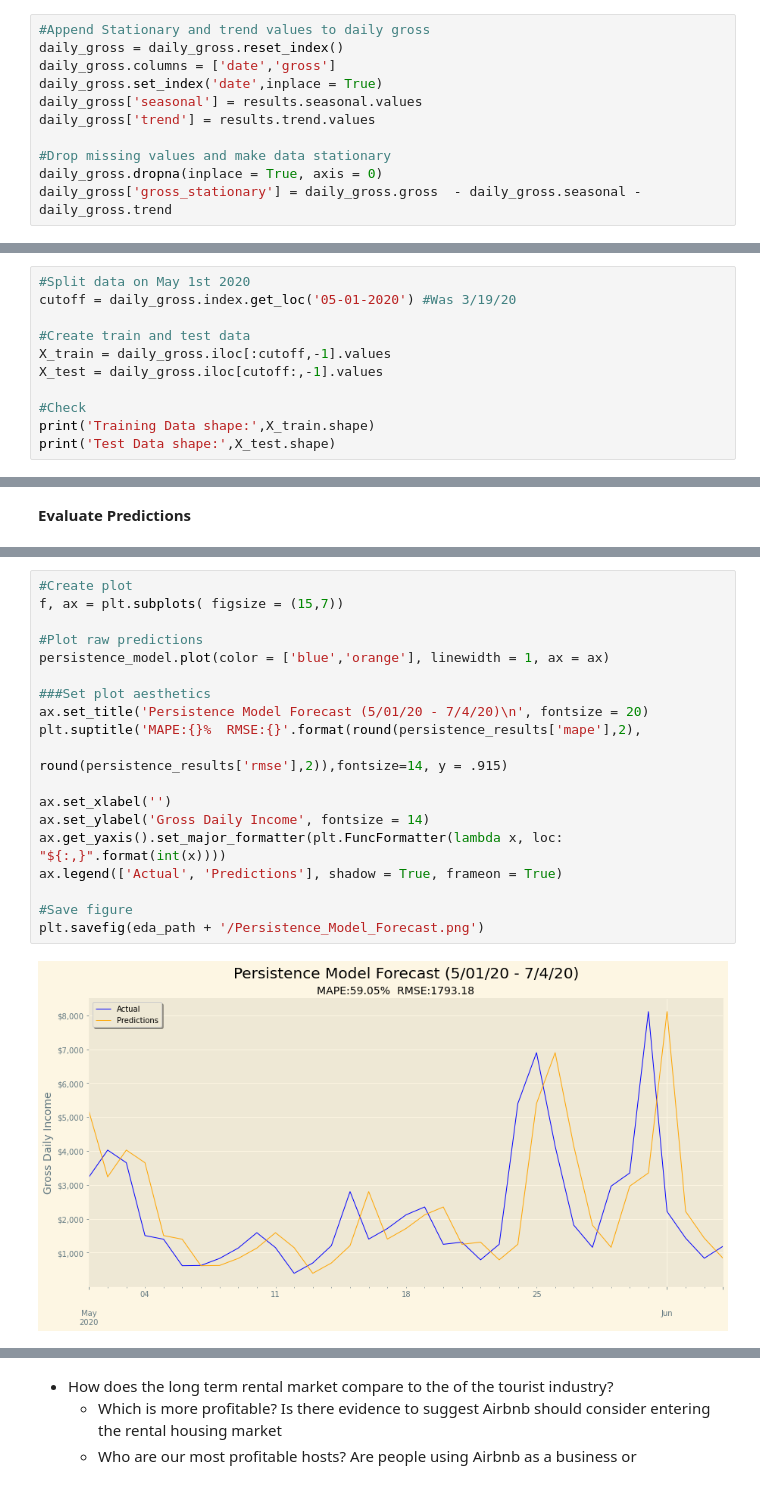
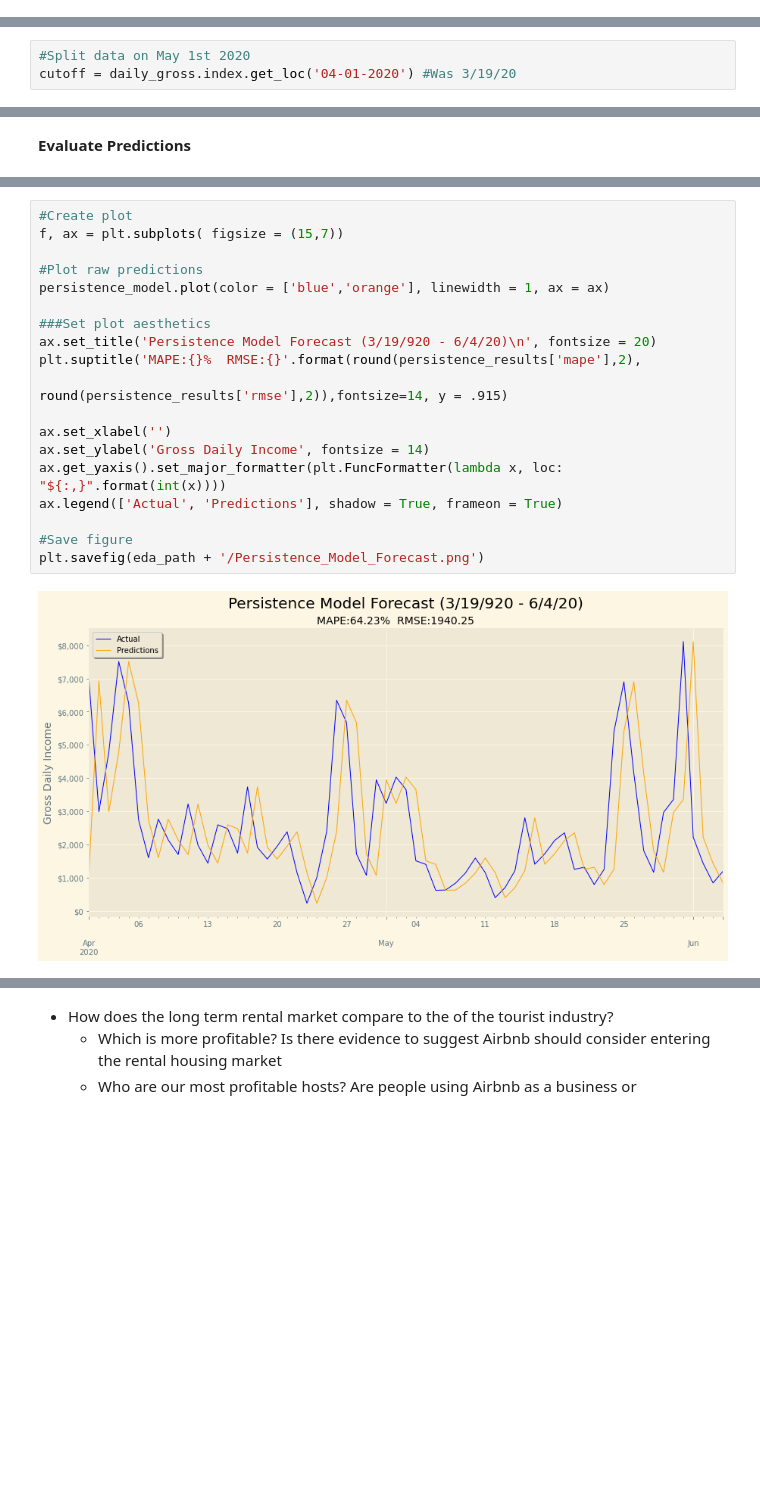
Before and after one commit to KishenSharma6/SF_Airbnb_Rental_Market_Analysis, a Jupyter notebook: Project_Codes/04_Modeling/2020_0715_Market_Analysis.ipynb, the cells around one changed output, grey strips where cells are left out. Cells and saved outputs as stored; diff of their text form; blank space fills up the shorter version.

```diff
--- a/Project_Codes/04_Modeling/2020_0715_Market_Analysis.ipynb
+++ b/Project_Codes/04_Modeling/2020_0715_Market_Analysis.ipynb
@@ -126,11 +99,0 @@ for ax in axes:
-# %%
-#Append Stationary and trend values to daily gross
-daily_gross = daily_gross.reset_index()
-daily_gross.columns = ['date','gross']
-daily_gross.set_index('date',inplace = True)
-daily_gross['seasonal'] = results.seasonal.values
-daily_gross['trend'] = results.trend.values
-
-#Drop missing values and make data stationary
-daily_gross.dropna(inplace = True, axis = 0)
-daily_gross['gross_stationary'] = daily_gross.gross  - daily_gross.seasonal - daily_gross.trend
@@ -197,12 +201,4 @@ daily_gross.head()
 | 2018-07-08 | 12278.0 | 12378.706579 | 20779.428571 | -20880.135151 |
 # %%
 #Split data on May 1st 2020
-cutoff = daily_gross.index.get_loc('05-01-2020') #Was 3/19/20
-
-#Create train and test data
-X_train = daily_gross.iloc[:cutoff,-1].values
-X_test = daily_gross.iloc[cutoff:,-1].values
-
-#Check
-print('Training Data shape:',X_train.shape)
-print('Test Data shape:',X_test.shape)
+cutoff = daily_gross.index.get_loc('04-01-2020') #Was 3/19/20
@@ -242,21 +230,21 @@ RMSE: 1793.1779769440752
 # %%
 #Create plot
 f, ax = plt.subplots( figsize = (15,7))
 
 #Plot raw predictions
 persistence_model.plot(color = ['blue','orange'], linewidth = 1, ax = ax)
 
 ###Set plot aesthetics
-ax.set_title('Persistence Model Forecast (5/01/20 - 7/4/20)\n', fontsize = 20)
+ax.set_title('Persistence Model Forecast (3/19/920 - 6/4/20)\n', fontsize = 20)
 plt.suptitle('MAPE:{}%  RMSE:{}'.format(round(persistence_results['mape'],2),
                                       round(persistence_results['rmse'],2)),fontsize=14, y = .915)
 
 ax.set_xlabel('')
 ax.set_ylabel('Gross Daily Income', fontsize = 14)
 ax.get_yaxis().set_major_formatter(plt.FuncFormatter(lambda x, loc: "${:,}".format(int(x))))
 ax.legend(['Actual', 'Predictions'], shadow = True, frameon = True)
 
 #Save figure
 plt.savefig(eda_path + '/Persistence_Model_Forecast.png')
 # %% [output]
-[figure, old version]
+[figure, new version]
```
Also changed, not shown: parts of 58 cells of this notebook.
